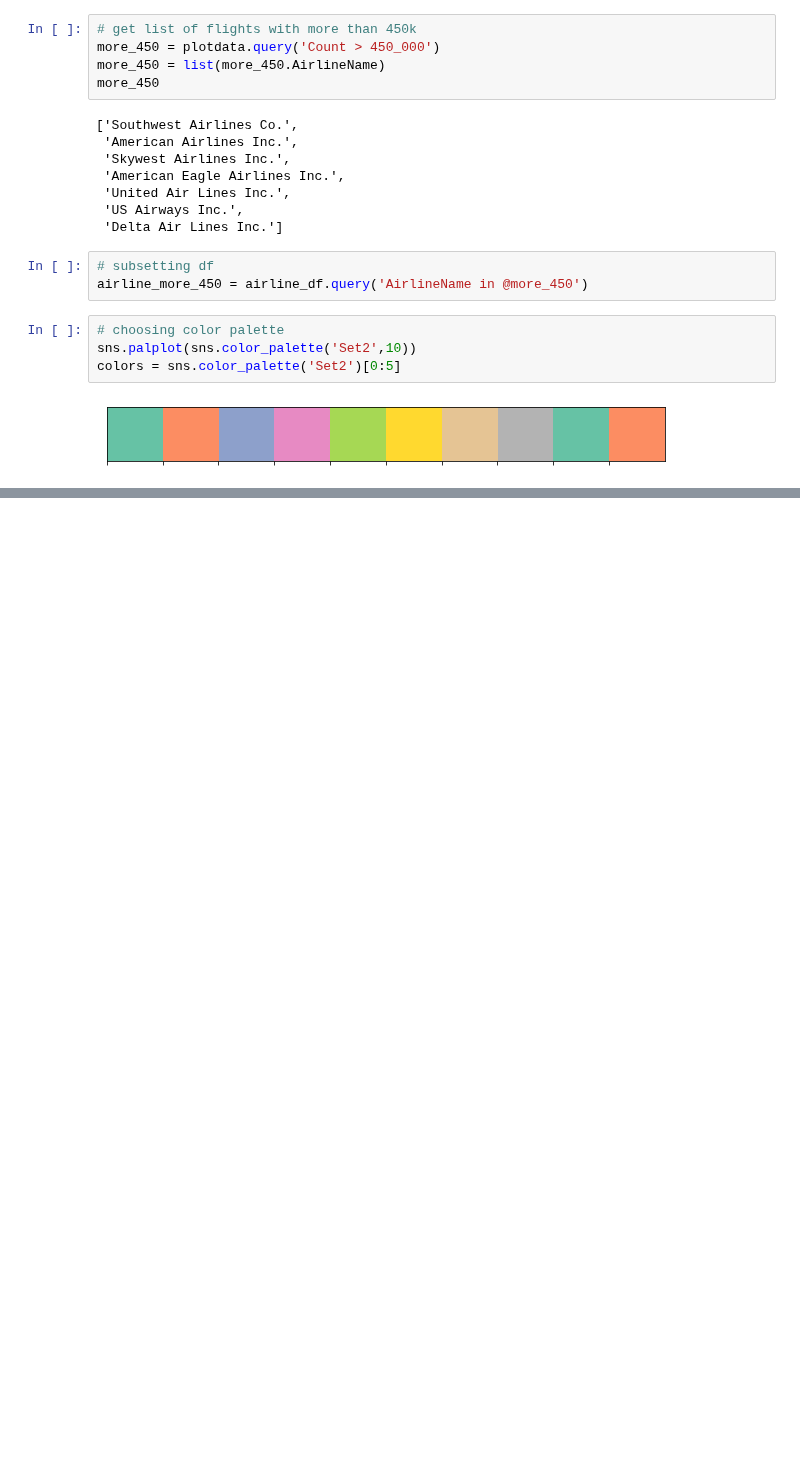
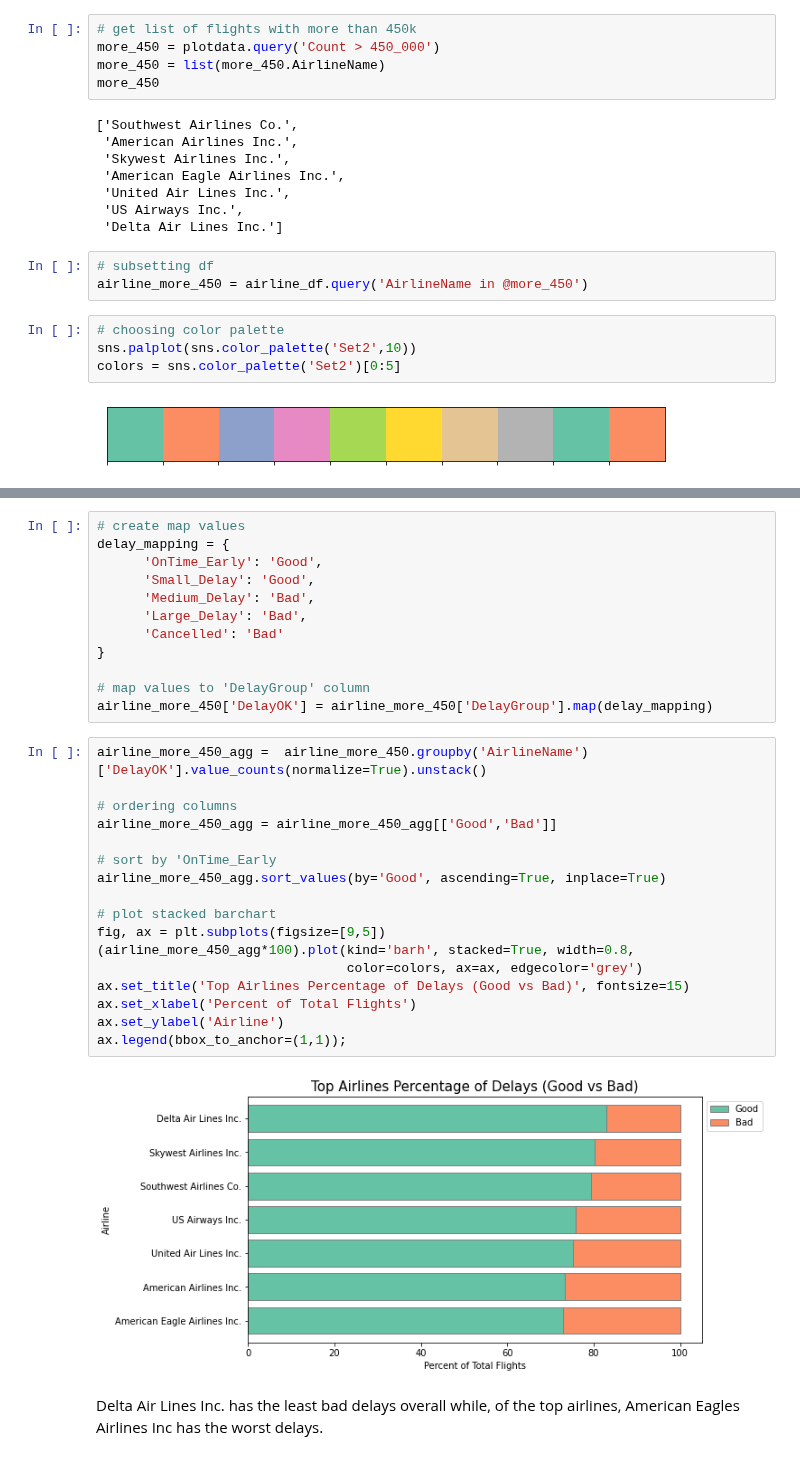
Before and after one commit to EsosaOrumwese/ALX-T-Nanodegree, a Jupyter notebook: Data Analytics/Projects/Airline On-Time Performance Data/eda_act.ipynb, the cells around one changed output, grey strips where cells are left out. Cells and saved outputs as stored; diff of their text form; blank space fills up the shorter version.

```diff
--- a/Data Analytics/Projects/Airline On-Time Performance Data/eda_act.ipynb
+++ b/Data Analytics/Projects/Airline On-Time Performance Data/eda_act.ipynb
@@ -532,0 +541,33 @@ ax.legend(bbox_to_anchor=(1,1));
+# %%
+# create map values
+delay_mapping = {
+      'OnTime_Early': 'Good',
+      'Small_Delay': 'Good',
+      'Medium_Delay': 'Bad',
+      'Large_Delay': 'Bad',
+      'Cancelled': 'Bad'
+}
+
+# map values to 'DelayGroup' column
+airline_more_450['DelayOK'] = airline_more_450['DelayGroup'].map(delay_mapping)
+# %%
+airline_more_450_agg =  airline_more_450.groupby('AirlineName')['DelayOK'].value_counts(normalize=True).unstack()
+
+# ordering columns
+airline_more_450_agg = airline_more_450_agg[['Good','Bad']]
+
+# sort by 'OnTime_Early
+airline_more_450_agg.sort_values(by='Good', ascending=True, inplace=True)
+
+# plot stacked barchart
+fig, ax = plt.subplots(figsize=[9,5])
+(airline_more_450_agg*100).plot(kind='barh', stacked=True, width=0.8,
+                                color=colors, ax=ax, edgecolor='grey')
+ax.set_title('Top Airlines Percentage of Delays (Good vs Bad)', fontsize=15)
+ax.set_xlabel('Percent of Total Flights')
+ax.set_ylabel('Airline')
+ax.legend(bbox_to_anchor=(1,1));
+# %% [output]
+[figure, added]
+# %% [markdown]
+Delta Air Lines Inc. has the least bad delays overall while, of the top airlines, American Eagles Airlines Inc has the worst delays.
```
Also changed, not shown: parts of 6 cells of this notebook.
